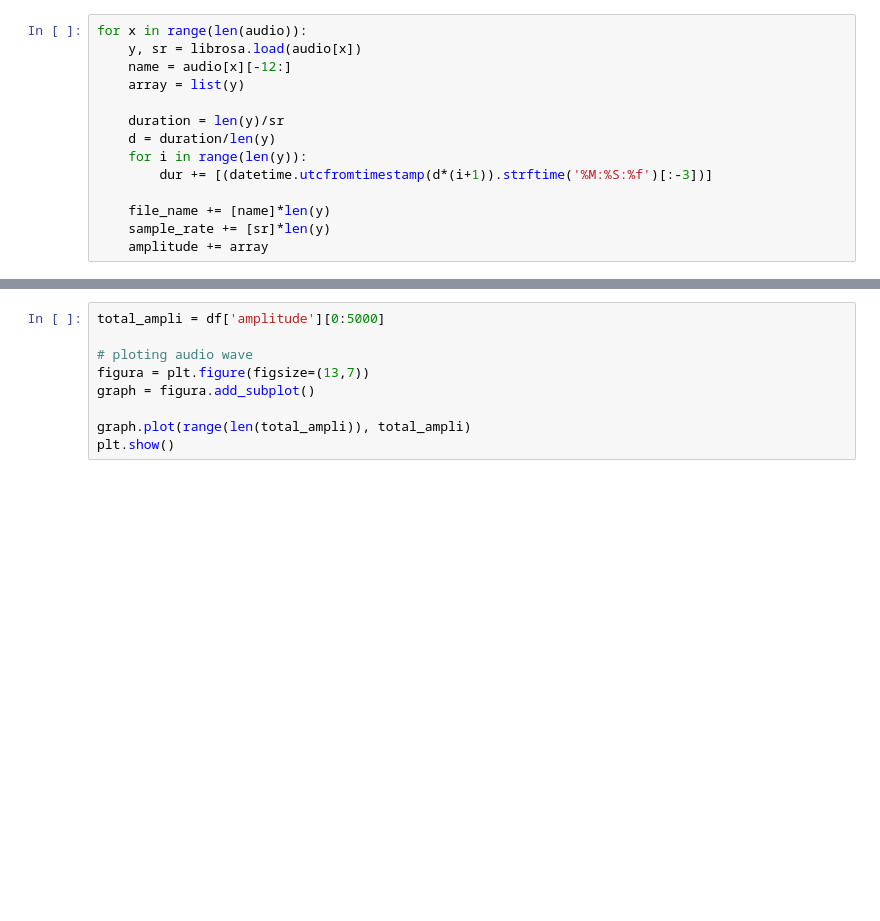
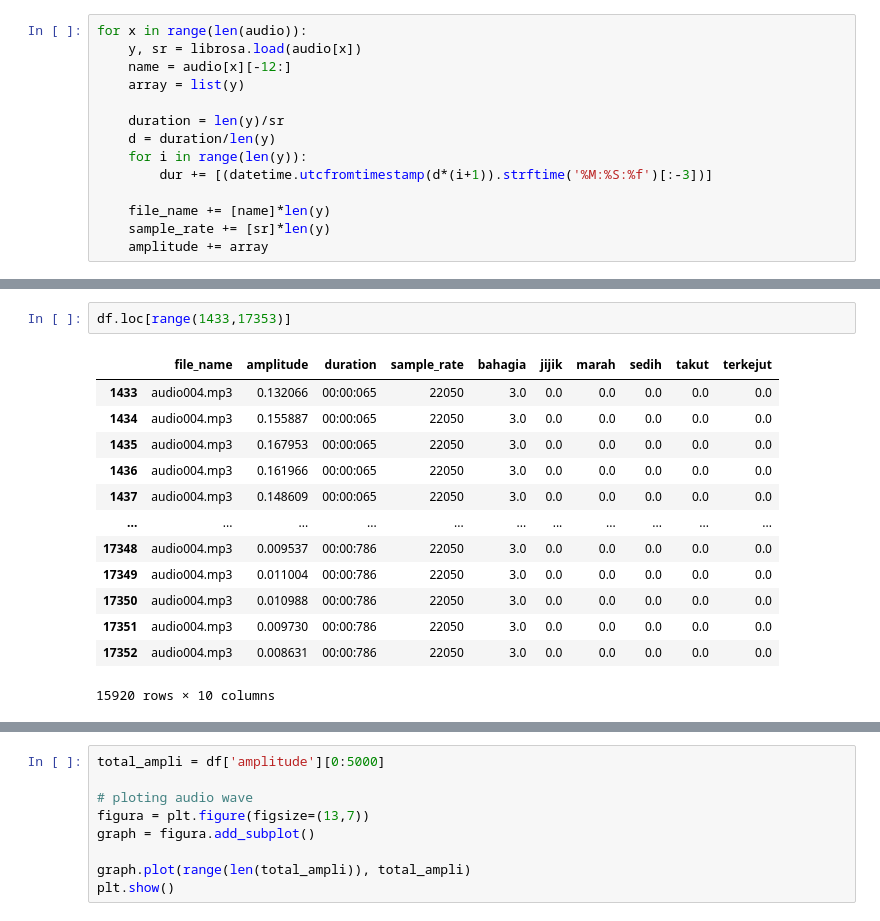
Before and after one commit to mwahid60/audio_preprocesing, a Jupyter notebook: emotion.ipynb, the cells around one changed output, grey strips where cells are left out. Drawn from its saved outputs; the diff is of its cells as text; blank space fills up the shorter version.

```diff
--- a/emotion.ipynb
+++ b/emotion.ipynb
@@ -101,3 +119,19 @@ df
+# %%
+df.loc[range(1433,17353)]
+# %% [output]
+|  | file_name | amplitude | duration | sample_rate | bahagia | jijik | marah | sedih | takut | terkejut |
+| 1433 | audio004.mp3 | 0.132066 | 00:00:065 | 22050 | 3.0 | 0.0 | 0.0 | 0.0 | 0.0 | 0.0 |
+| 1434 | audio004.mp3 | 0.155887 | 00:00:065 | 22050 | 3.0 | 0.0 | 0.0 | 0.0 | 0.0 | 0.0 |
+| 1435 | audio004.mp3 | 0.167953 | 00:00:065 | 22050 | 3.0 | 0.0 | 0.0 | 0.0 | 0.0 | 0.0 |
+| 1436 | audio004.mp3 | 0.161966 | 00:00:065 | 22050 | 3.0 | 0.0 | 0.0 | 0.0 | 0.0 | 0.0 |
+| 1437 | audio004.mp3 | 0.148609 | 00:00:065 | 22050 | 3.0 | 0.0 | 0.0 | 0.0 | 0.0 | 0.0 |
+| ... | ... | ... | ... | ... | ... | ... | ... | ... | ... | ... |
+| 17348 | audio004.mp3 | 0.009537 | 00:00:786 | 22050 | 3.0 | 0.0 | 0.0 | 0.0 | 0.0 | 0.0 |
+| 17349 | audio004.mp3 | 0.011004 | 00:00:786 | 22050 | 3.0 | 0.0 | 0.0 | 0.0 | 0.0 | 0.0 |
+| 17350 | audio004.mp3 | 0.010988 | 00:00:786 | 22050 | 3.0 | 0.0 | 0.0 | 0.0 | 0.0 | 0.0 |
+| 17351 | audio004.mp3 | 0.009730 | 00:00:786 | 22050 | 3.0 | 0.0 | 0.0 | 0.0 | 0.0 | 0.0 |
+| 17352 | audio004.mp3 | 0.008631 | 00:00:786 | 22050 | 3.0 | 0.0 | 0.0 | 0.0 | 0.0 | 0.0 |
+15920 rows × 10 columns
 # %%
 df[df['file_name']== 'audio003.mp3'].tail(5)
 # %% [output]
```
Also changed, not shown: parts of 8 cells of this notebook.
